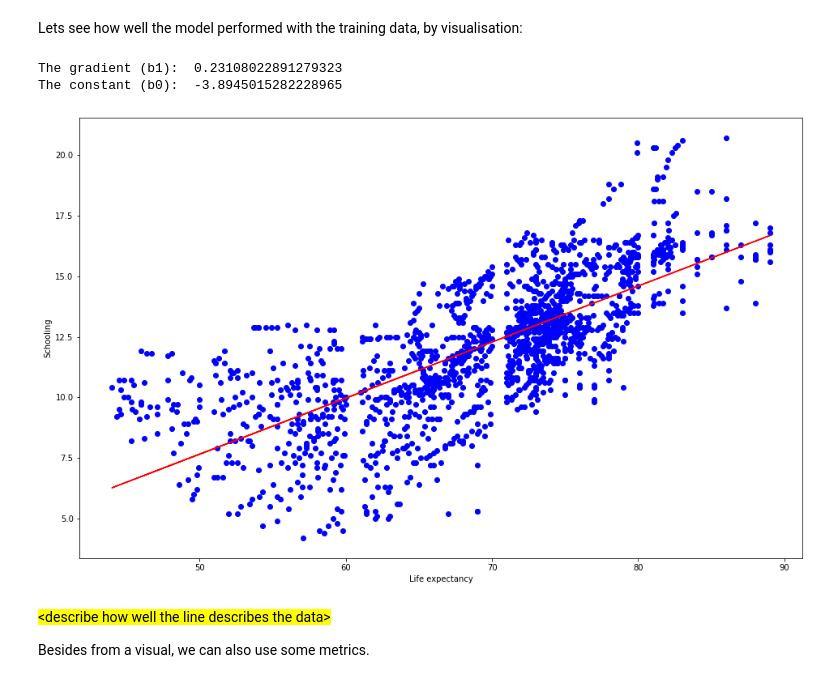
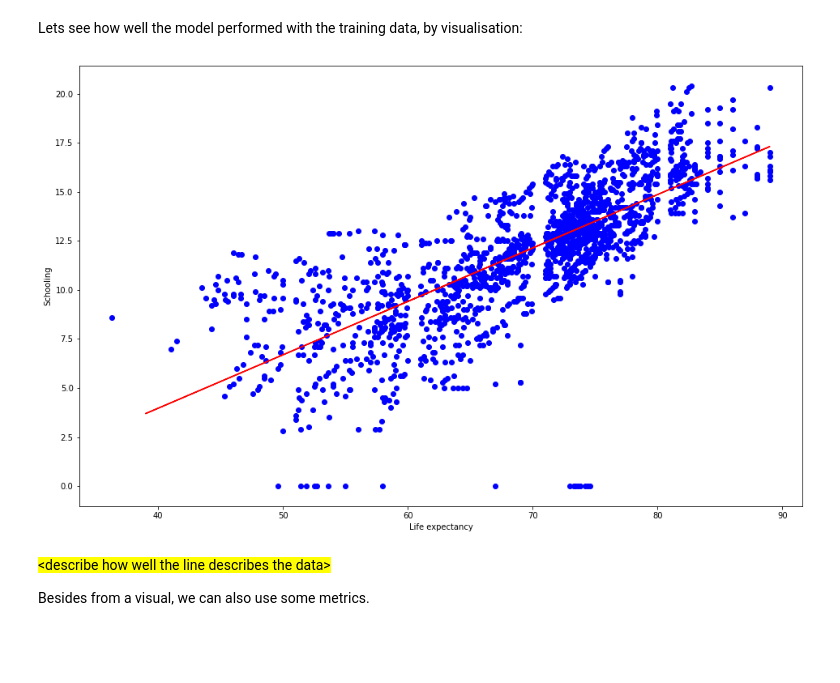
Before and after one commit to CyberPim/Python-assignments, a Jupyter notebook: Session 4/DMS - S4 - Assignment 1 - Template.ipynb, the cells around one changed output. Drawn from its saved outputs; the diff is of its cells as text; code cells hidden in the pictures; blank space fills up the shorter version.

```diff
--- a/Session 4/DMS - S4 - Assignment 1 - Template.ipynb
+++ b/Session 4/DMS - S4 - Assignment 1 - Template.ipynb
@@ -142,47 +164,32 @@ from sklearn.model_selection import train_test_split
 arr = dataset.values
 
 # Reshape values
-xRes = arr[:,3].reshape((-1,1))
-yRes = arr[:,19].reshape((-1,1))
+xRes = arr[:,0].reshape((-1,1))
+yRes = arr[:,2].reshape((-1,1))
 
 # Split the data
 X_train, X_test, y_train, y_test = train_test_split(xRes, yRes, test_size=0.4, random_state=101)
 # %% [markdown]
 Now setup the linear regression model and fit our training data:
 # %%
-#add code to create linear regression model
-# model = LinearRegression().fit(X_train, y_train)
-# myPrediction = model.predict(X_test)
+# Create linear regression model and fit it with the training data
+model = LinearRegression().fit(X_train, y_train)
+
+# Make prediction using X_test
+myPrediction = model.predict(X_test)
 # %% [markdown]
 Lets see how well the model performed with the training data, by visualisation:
-# %%
-#add code to show scatterplot with the regression line
-
-# Using the 'By hand' method
-sx2 = x.var()
-mxy = np.array(x*y).mean()
-b1=(mxy-x.mean()*y.mean())/sx2
-print("The gradient (b1): ", b1)
-
-b0=y.mean()-b1*x.mean()
-print("The constant (b0): ",b0)
-
-myPrediction = b0 + b1*x
-
-# Show scatterplot with regression line
-plt.scatter(x, y, c='blue')
-
-# When using the prediction model x must be changed to X_test (I think not sure tho)
-plt.plot(x, myPrediction, c='red')
-
-plt.xlabel("Life expectancy")
-plt.ylabel("Schooling")
-
-plt.show()
-# %% [output]
-The gradient (b1):  0.23108022891279323
-The constant (b0):  -3.8945015282228965
-[figure, removed]
+# %%
+# Show scatterplot with regression line
+plt.scatter(X_train, y_train, c='blue')
+plt.plot(X_test, myPrediction, c='red')
+
+plt.xlabel("Life expectancy")
+plt.ylabel("Schooling")
+
+plt.show()
+# %% [output]
+[figure, added]
 # %% [markdown]
 <span style='background:yellow'>\<describe how well the line describes the data></span>
 
```
Also changed, not shown: parts of 5 cells of this notebook.
